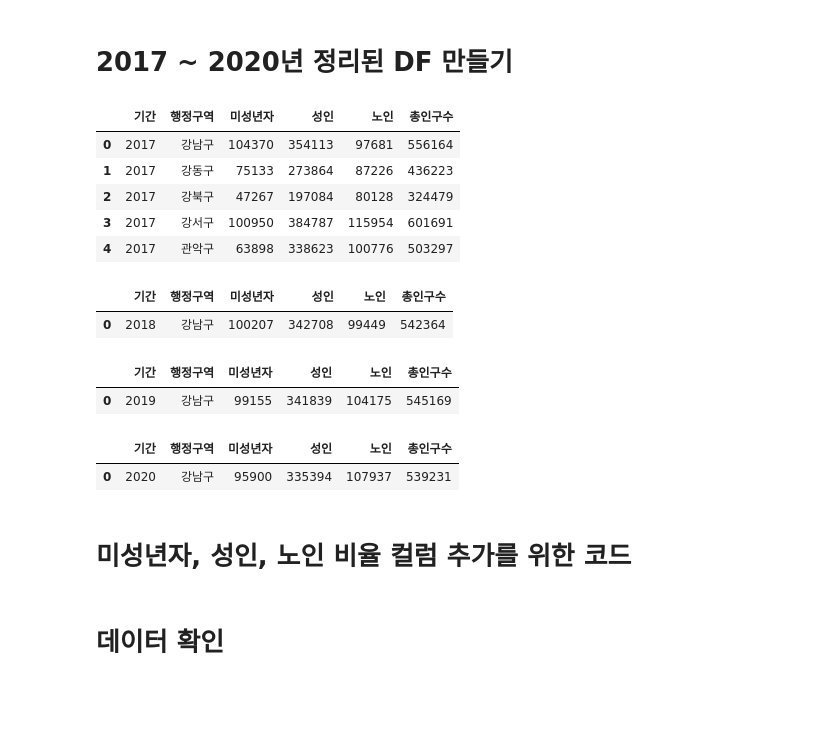
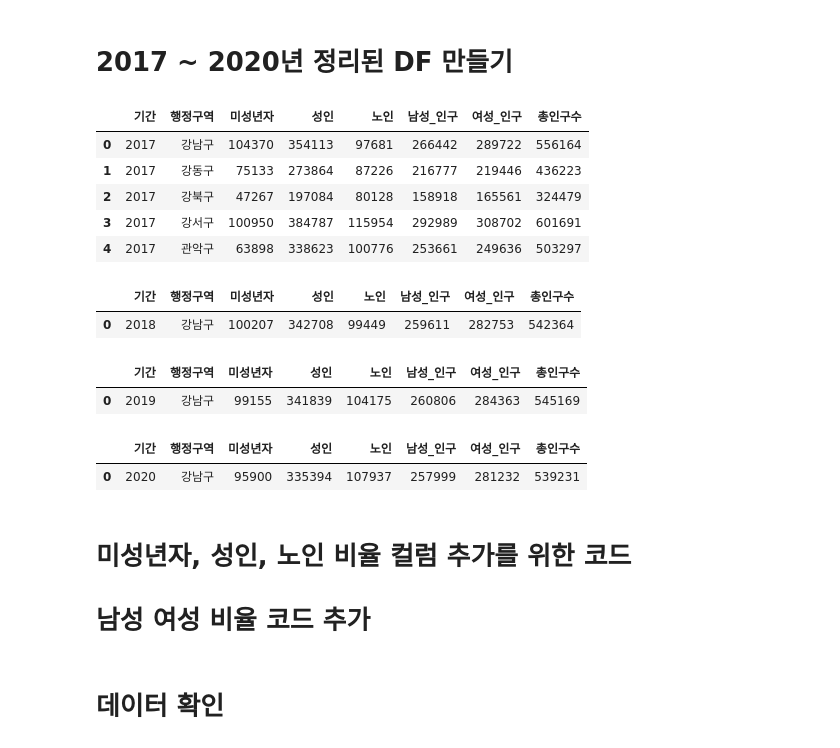
Before and after one commit to laits1/TIL, a Jupyter notebook: project/1)data분석 프로젝트/연령별 인구 현황.ipynb, the cells around one changed output. Drawn from its saved outputs; the diff is of its cells as text; code cells hidden in the pictures; blank space fills up the shorter version.

```diff
--- a/project/1)data분석 프로젝트/연령별 인구 현황.ipynb
+++ b/project/1)data분석 프로젝트/연령별 인구 현황.ipynb
@@ -90,6 +92,8 @@ age_data_2017.rename(columns={age_data_2017.columns[1]:'총인구수',
                               age_data_2017.columns[10]:'80~89세',
                               age_data_2017.columns[11]:'90~99세',
                               age_data_2017.columns[12]:'100세 이상',
+                              age_data_2017.columns[13]:'남자 총 인구수',
+                              age_data_2017.columns[14]:'여자 총 인구수'
                              }, inplace=True)
 # %%
 # 2018년 데이터 columns 명 간단하게 변경
@@ -106,6 +110,8 @@ age_data_2018.rename(columns={age_data_2018.columns[1]:'총인구수',
                               age_data_2018.columns[10]:'80~89세',
                               age_data_2018.columns[11]:'90~99세',
                               age_data_2018.columns[12]:'100세 이상',
+                              age_data_2018.columns[13]:'남자 총 인구수',
+                              age_data_2018.columns[14]:'여자 총 인구수'
                              }, inplace=True)
 # %%
 # 2019년 데이터 columns 명 간단하게 변경
@@ -122,6 +128,8 @@ age_data_2019.rename(columns={age_data_2019.columns[1]:'총인구수',
                               age_data_2019.columns[10]:'80~89세',
                               age_data_2019.columns[11]:'90~99세',
                               age_data_2019.columns[12]:'100세 이상',
+                              age_data_2019.columns[13]:'남자 총 인구수',
+                              age_data_2019.columns[14]:'여자 총 인구수'
                              }, inplace=True)
 # %%
 # 2020년 데이터 columns 명 간단하게 변경
@@ -138,6 +146,8 @@ age_data_2020.rename(columns={age_data_2020.columns[1]:'총인구수',
                               age_data_2020.columns[10]:'80~89세',
                               age_data_2020.columns[11]:'90~99세',
                               age_data_2020.columns[12]:'100세 이상',
+                              age_data_2020.columns[13]:'남자 총 인구수',
+                              age_data_2020.columns[14]:'여자 총 인구수'
                              }, inplace=True)
 # %% [markdown]
 # 컬럼명 변경 됐는지 확인
@@ -315,26 +325,28 @@ See the caveats in the documentation: https://pandas.pydata.org/pandas-docs/stab
 # %%
 # 2017년 정리된 DF 만들기
 
 data_2017_dict = {'기간':"2017",
             '행정구역':age_data_2017["행정구역"],
             '미성년자':junior_2017,
             '성인':adult_2017,
             '노인':elders_2017,
+            '남성_인구':age_data_2017["남자 총 인구수"],
+            '여성_인구':age_data_2017["여자 총 인구수"],
             '총인구수':age_data_2017["총인구수"]}
 
 df_2017 = pd.DataFrame(data_2017_dict)
 
 df_2017.sort_values(by="행정구역", ascending=True, inplace=True)
 df_2017 = df_2017[1:]
 df_2017.reset_index(drop=True, inplace = True)
 df_2017.head()
 # %% [output]
-|  | 기간 | 행정구역 | 미성년자 | 성인 | 노인 | 총인구수 |
-| 0 | 2017 | 강남구 | 104370 | 354113 | 97681 | 556164 |
-| 1 | 2017 | 강동구 | 75133 | 273864 | 87226 | 436223 |
-| 2 | 2017 | 강북구 | 47267 | 197084 | 80128 | 324479 |
-| 3 | 2017 | 강서구 | 100950 | 384787 | 115954 | 601691 |
-| 4 | 2017 | 관악구 | 63898 | 338623 | 100776 | 503297 |
+|  | 기간 | 행정구역 | 미성년자 | 성인 | 노인 | 남성_인구 | 여성_인구 | 총인구수 |
+| 0 | 2017 | 강남구 | 104370 | 354113 | 97681 | 266442 | 289722 | 556164 |
+| 1 | 2017 | 강동구 | 75133 | 273864 | 87226 | 216777 | 219446 | 436223 |
+| 2 | 2017 | 강북구 | 47267 | 197084 | 80128 | 158918 | 165561 | 324479 |
+| 3 | 2017 | 강서구 | 100950 | 384787 | 115954 | 292989 | 308702 | 601691 |
+| 4 | 2017 | 관악구 | 63898 | 338623 | 100776 | 253661 | 249636 | 503297 |
 # %%
 # 2018년 정리된 DF 만들기
 
@@ -343,6 +355,8 @@ data_2018_dict = {'기간':"2018",
             '미성년자':junior_2018,
             '성인':adult_2018,
             '노인':elders_2018,
+            '남성_인구':age_data_2018["남자 총 인구수"],
+            '여성_인구':age_data_2018["여자 총 인구수"],
             '총인구수':age_data_2018["총인구수"]}
 
 df_2018 = pd.DataFrame(data_2018_dict)
@@ -352,8 +366,8 @@ df_2018 = df_2018[1:]
 df_2018.reset_index(drop=True, inplace = True)
 df_2018.head(1)
 # %% [output]
-|  | 기간 | 행정구역 | 미성년자 | 성인 | 노인 | 총인구수 |
-| 0 | 2018 | 강남구 | 100207 | 342708 | 99449 | 542364 |
+|  | 기간 | 행정구역 | 미성년자 | 성인 | 노인 | 남성_인구 | 여성_인구 | 총인구수 |
+| 0 | 2018 | 강남구 | 100207 | 342708 | 99449 | 259611 | 282753 | 542364 |
 # %%
 # 2019년 정리된 DF 만들기
 
@@ -362,6 +376,8 @@ data_2019_dict = {'기간':"2019",
             '미성년자':junior_2019,
             '성인':adult_2019,
             '노인':elders_2019,
+            '남성_인구':age_data_2019["남자 총 인구수"],
+            '여성_인구':age_data_2019["여자 총 인구수"],
             '총인구수':age_data_2019["총인구수"]}
 
 df_2019 = pd.DataFrame(data_2019_dict)
@@ -371,8 +387,8 @@ df_2019 = df_2019[1:]
 df_2019.reset_index(drop=True, inplace = True)
 df_2019.head(1)
 # %% [output]
-|  | 기간 | 행정구역 | 미성년자 | 성인 | 노인 | 총인구수 |
-| 0 | 2019 | 강남구 | 99155 | 341839 | 104175 | 545169 |
+|  | 기간 | 행정구역 | 미성년자 | 성인 | 노인 | 남성_인구 | 여성_인구 | 총인구수 |
+| 0 | 2019 | 강남구 | 99155 | 341839 | 104175 | 260806 | 284363 | 545169 |
 # %%
 # 2020년 정리된 DF 만들기
 
@@ -381,6 +397,8 @@ data_2020_dict = {'기간':"2020",
             '미성년자':junior_2020,
             '성인':adult_2020,
             '노인':elders_2020,
+            '남성_인구':age_data_2020["남자 총 인구수"],
+            '여성_인구':age_data_2020["여자 총 인구수"],
             '총인구수':age_data_2020["총인구수"]}
 
 df_2020 = pd.DataFrame(data_2020_dict)
@@ -391,10 +409,11 @@ df_2020.reset_index(drop=True, inplace = True)
 
 df_2020.head(1)
 # %% [output]
-|  | 기간 | 행정구역 | 미성년자 | 성인 | 노인 | 총인구수 |
-| 0 | 2020 | 강남구 | 95900 | 335394 | 107937 | 539231 |
+|  | 기간 | 행정구역 | 미성년자 | 성인 | 노인 | 남성_인구 | 여성_인구 | 총인구수 |
+| 0 | 2020 | 강남구 | 95900 | 335394 | 107937 | 257999 | 281232 | 539231 |
 # %% [markdown]
 # 미성년자, 성인, 노인 비율 컬럼 추가를 위한 코드
+# 남성 여성 비율 코드 추가
 # %%
 # 2017년
 
```
Also changed, not shown: parts of 19 cells of this notebook, 5 other files.
